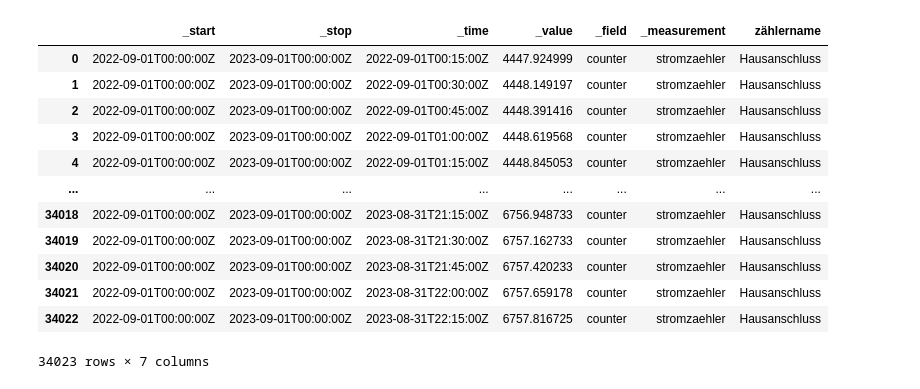
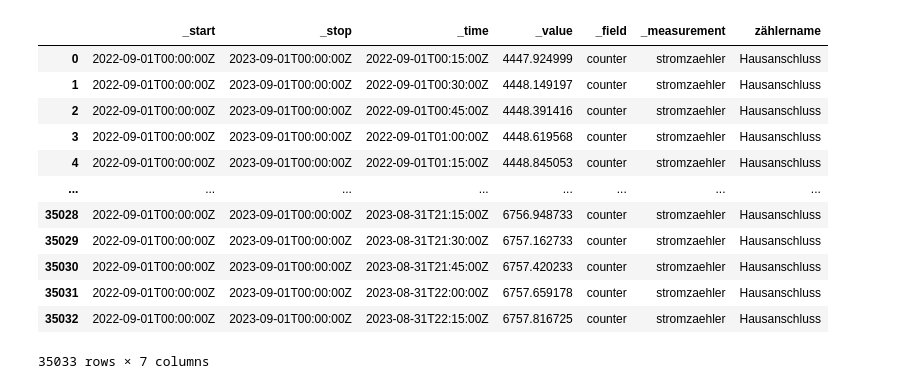
Before and after one commit to KlaraGtknst/I2OT_energy, a Jupyter notebook: prognose/notebooks/00-DataExploration.ipynb, the cells around one changed output. Saved outputs shown, nothing was run; the diff lists cells and outputs as text; code cells hidden in the pictures.

```diff
--- a/prognose/notebooks/00-DataExploration.ipynb
+++ b/prognose/notebooks/00-DataExploration.ipynb
@@ -5,23 +5,23 @@ from sklearn.model_selection import train_test_split
 from scipy import stats
 import numpy as np
 # %%
-data = pd.read_csv('../data/raw_data', skiprows=3)
+data = pd.read_csv('../data/raw_data.csv', skiprows=3)
 data = data.drop(['Unnamed: 0', 'result', 'table'], axis=1)
 data
 # %% [output]
 |  | _start | _stop | _time | _value | _field | _measurement | zählername |
 | 0 | 2022-09-01T00:00:00Z | 2023-09-01T00:00:00Z | 2022-09-01T00:15:00Z | 4447.924999 | counter | stromzaehler | Hausanschluss |
 | 1 | 2022-09-01T00:00:00Z | 2023-09-01T00:00:00Z | 2022-09-01T00:30:00Z | 4448.149197 | counter | stromzaehler | Hausanschluss |
 | 2 | 2022-09-01T00:00:00Z | 2023-09-01T00:00:00Z | 2022-09-01T00:45:00Z | 4448.391416 | counter | stromzaehler | Hausanschluss |
 | 3 | 2022-09-01T00:00:00Z | 2023-09-01T00:00:00Z | 2022-09-01T01:00:00Z | 4448.619568 | counter | stromzaehler | Hausanschluss |
 | 4 | 2022-09-01T00:00:00Z | 2023-09-01T00:00:00Z | 2022-09-01T01:15:00Z | 4448.845053 | counter | stromzaehler | Hausanschluss |
 | ... | ... | ... | ... | ... | ... | ... | ... |
-| 34018 | 2022-09-01T00:00:00Z | 2023-09-01T00:00:00Z | 2023-08-31T21:15:00Z | 6756.948733 | counter | stromzaehler | Hausanschluss |
-| 34019 | 2022-09-01T00:00:00Z | 2023-09-01T00:00:00Z | 2023-08-31T21:30:00Z | 6757.162733 | counter | stromzaehler | Hausanschluss |
-| 34020 | 2022-09-01T00:00:00Z | 2023-09-01T00:00:00Z | 2023-08-31T21:45:00Z | 6757.420233 | counter | stromzaehler | Hausanschluss |
-| 34021 | 2022-09-01T00:00:00Z | 2023-09-01T00:00:00Z | 2023-08-31T22:00:00Z | 6757.659178 | counter | stromzaehler | Hausanschluss |
-| 34022 | 2022-09-01T00:00:00Z | 2023-09-01T00:00:00Z | 2023-08-31T22:15:00Z | 6757.816725 | counter | stromzaehler | Hausanschluss |
+| 35028 | 2022-09-01T00:00:00Z | 2023-09-01T00:00:00Z | 2023-08-31T21:15:00Z | 6756.948733 | counter | stromzaehler | Hausanschluss |
+| 35029 | 2022-09-01T00:00:00Z | 2023-09-01T00:00:00Z | 2023-08-31T21:30:00Z | 6757.162733 | counter | stromzaehler | Hausanschluss |
+| 35030 | 2022-09-01T00:00:00Z | 2023-09-01T00:00:00Z | 2023-08-31T21:45:00Z | 6757.420233 | counter | stromzaehler | Hausanschluss |
+| 35031 | 2022-09-01T00:00:00Z | 2023-09-01T00:00:00Z | 2023-08-31T22:00:00Z | 6757.659178 | counter | stromzaehler | Hausanschluss |
+| 35032 | 2022-09-01T00:00:00Z | 2023-09-01T00:00:00Z | 2023-08-31T22:15:00Z | 6757.816725 | counter | stromzaehler | Hausanschluss |
-34023 rows × 7 columns
+35033 rows × 7 columns
 # %%
 target = data['_value']
 features = data['_time']
```
Also changed, not shown: parts of 10 cells of this notebook, 2 other files.
